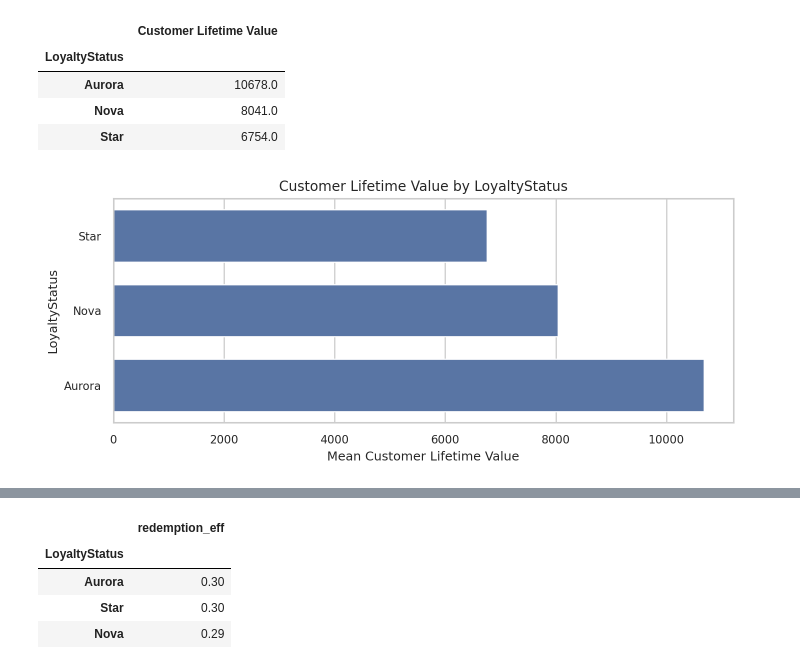
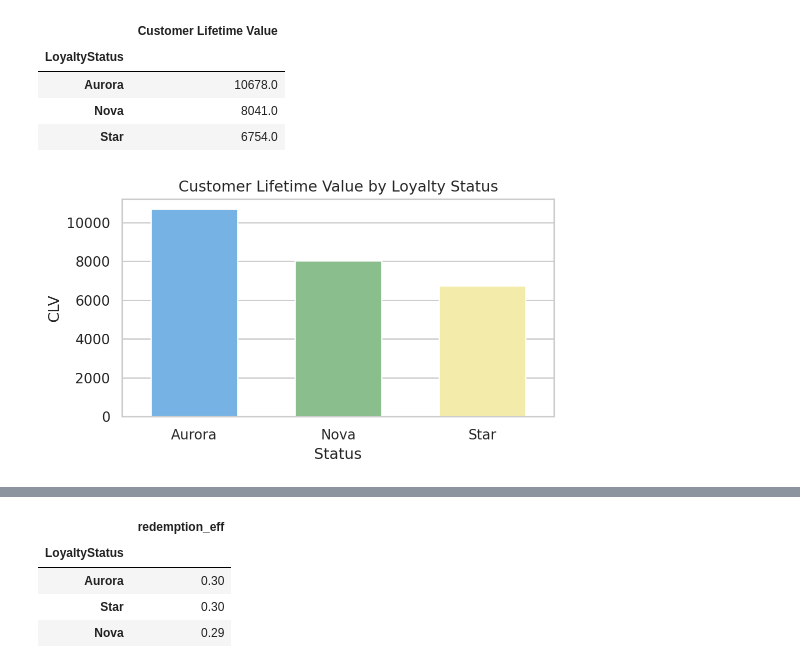
Before and after one commit to Solomonclement123/Data-Mining-Project, a Jupyter notebook: Group46_EDA_FeatureEngineering_Aggregared.ipynb, the cells around one changed output, grey strips where cells are left out. Cells and saved outputs as stored; diff of their text form; code cells hidden in the pictures.

```diff
--- a/Group46_EDA_FeatureEngineering_Aggregared.ipynb
+++ b/Group46_EDA_FeatureEngineering_Aggregared.ipynb
@@ -340,3 +341,5 @@ net_customers_df.head(1)
 # %% [output]
 |  | Loyalty# | Province or State | City | Latitude | Longitude | Postal code | Gender | Education | ... |
 | 0 | 480934 | Ontario | Toronto | 43.653225 | -79.383186 | M2Z 4K1 | female | Bachelor | ... |
+# %%
+flights_df["YearQuarter"] = flights_df["YearMonthDate"].dt.to_period("Q").astype(str)  # e.g., '2019Q3'
@@ -517,7 +776,20 @@ val_clv_by_tier
 | Aurora | 10678.0 |
 | Nova | 8041.0 |
 | Star | 6754.0 |
-# %%
-by_subjects(subj="Customer Lifetime Value", subj1="LoyaltyStatus", agg="mean", top_n=None, palette=None)
-# %% [output]
-[figure, removed]
+# %%
+plot_grouped_chart(
+    val_clv_by_tier,
+    kind="bar",
+    title="Customer Lifetime Value by Loyalty Status",
+    xlabel="Status",
+    ylabel="CLV",
+    palette={"Star":  "#fff59d", #(Yellow 200)
+            "Aurora": "#64b5f6",  # light blue (Blue 300)
+            "Nova": "#81c784",  # light green  #"Platinum":"#708090", "gray-greeny":"#DAA520"
+            },
+    #rotation=15,
+    bar_width=0.6,
+    annotate=False,
+)
+# %% [output]
+[figure, added]
```
Also changed, not shown: parts of 21 cells of this notebook.
